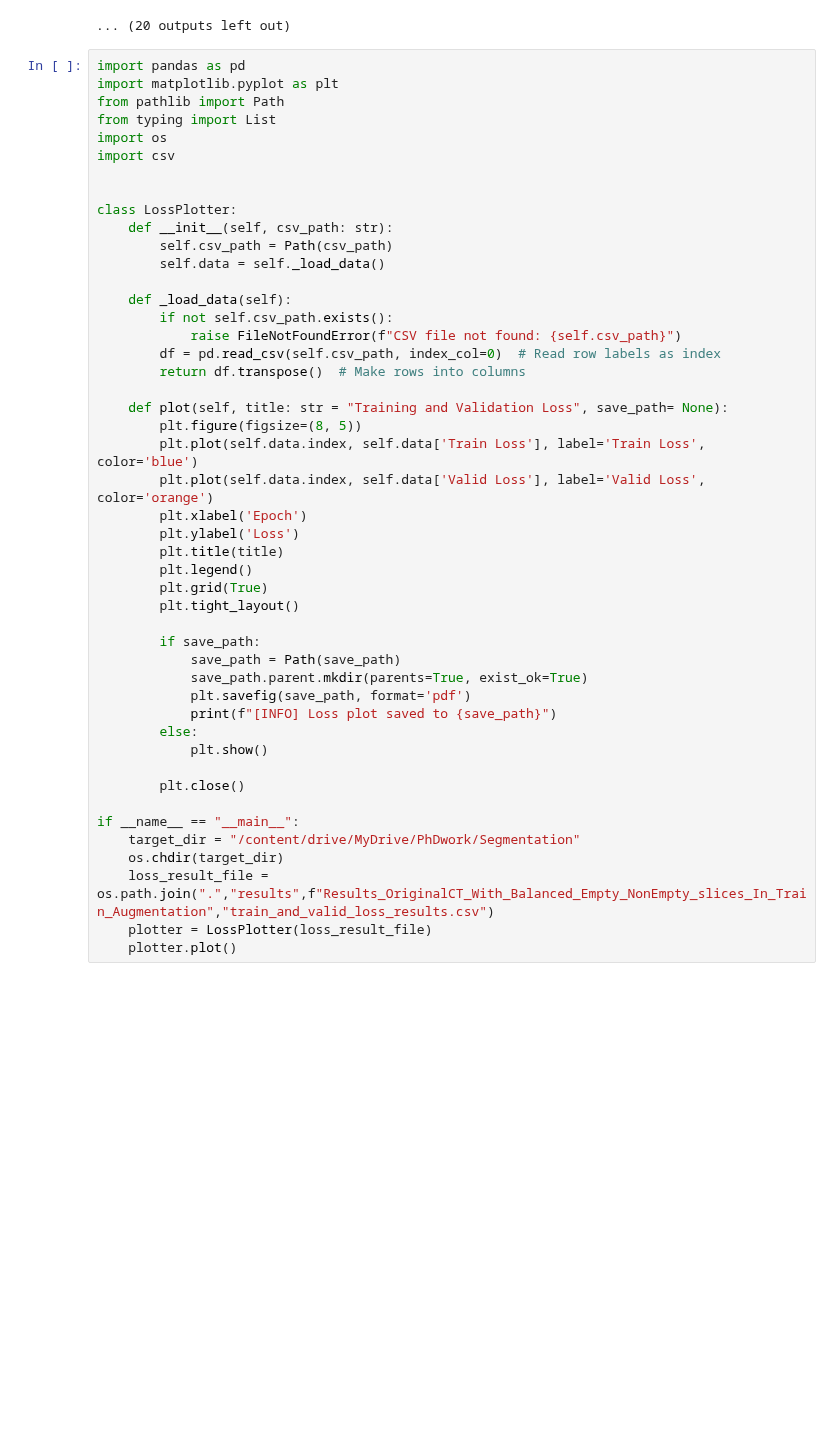
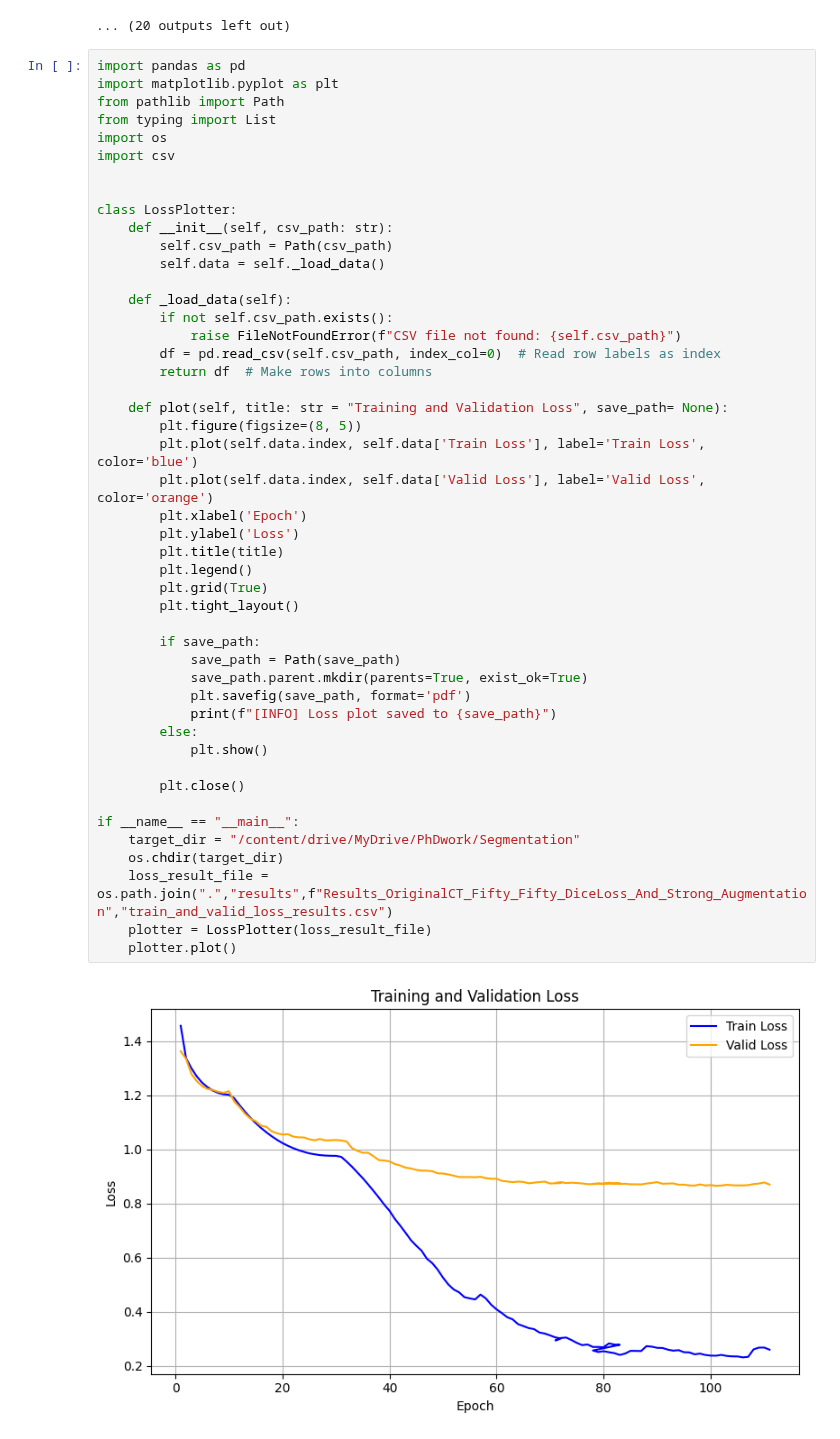
Before and after one commit to sajidcsecu/radioGenomic, a Jupyter notebook: UnetinGPU_(Fifty_Fifty_DiceLoss_And_Strong_Augmentation).ipynb, the cells around one changed output. Saved outputs shown, nothing was run; the diff lists cells and outputs as text; blank space fills up the shorter version.

```diff
--- a/UnetinGPU_(Fifty_Fifty_DiceLoss_And_Strong_Augmentation).ipynb
+++ b/UnetinGPU_(Fifty_Fifty_DiceLoss_And_Strong_Augmentation).ipynb
@@ -713,32 +713,34 @@ class LossPlotter:
         if not self.csv_path.exists():
             raise FileNotFoundError(f"CSV file not found: {self.csv_path}")
         df = pd.read_csv(self.csv_path, index_col=0)  # Read row labels as index
-        return df.transpose()  # Make rows into columns
+        return df  # Make rows into columns
 
     def plot(self, title: str = "Training and Validation Loss", save_path= None):
         plt.figure(figsize=(8, 5))
         plt.plot(self.data.index, self.data['Train Loss'], label='Train Loss', color='blue')
         plt.plot(self.data.index, self.data['Valid Loss'], label='Valid Loss', color='orange')
         plt.xlabel('Epoch')
         plt.ylabel('Loss')
         plt.title(title)
         plt.legend()
         plt.grid(True)
         plt.tight_layout()
 
         if save_path:
             save_path = Path(save_path)
             save_path.parent.mkdir(parents=True, exist_ok=True)
             plt.savefig(save_path, format='pdf')
             print(f"[INFO] Loss plot saved to {save_path}")
         else:
             plt.show()
 
         plt.close()
 
 if __name__ == "__main__":
     target_dir = "/content/drive/MyDrive/PhDwork/Segmentation"
     os.chdir(target_dir)
-    loss_result_file = os.path.join(".","results",f"Results_OriginalCT_With_Balanced_Empty_NonEmpty_slices_In_Train_Augmentation","train_and_valid_loss_results.csv")
+    loss_result_file = os.path.join(".","results",f"Results_OriginalCT_Fifty_Fifty_DiceLoss_And_Strong_Augmentation","train_and_valid_loss_results.csv")
     plotter = LossPlotter(loss_result_file)
     plotter.plot()
+# %% [output]
+[figure, added]
```
